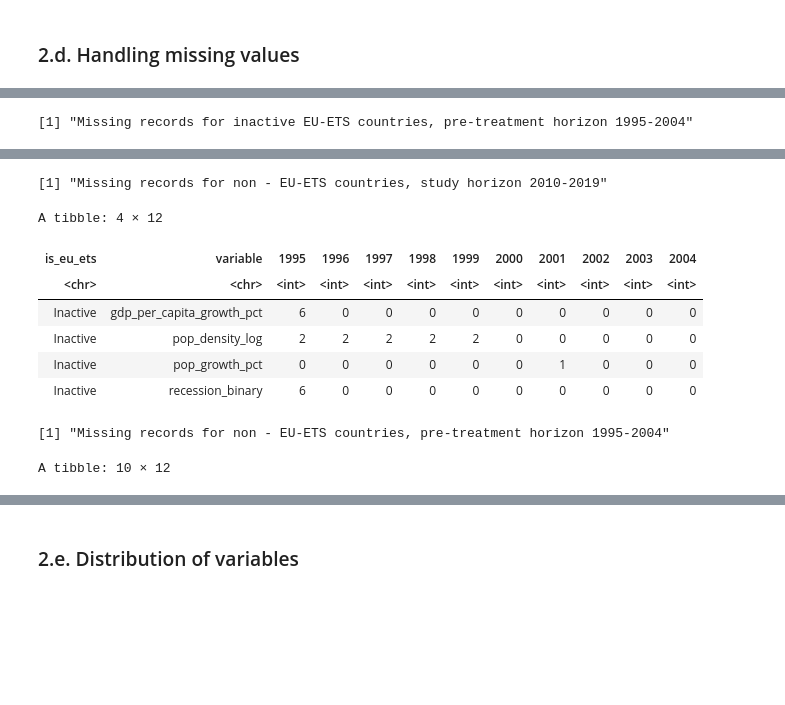
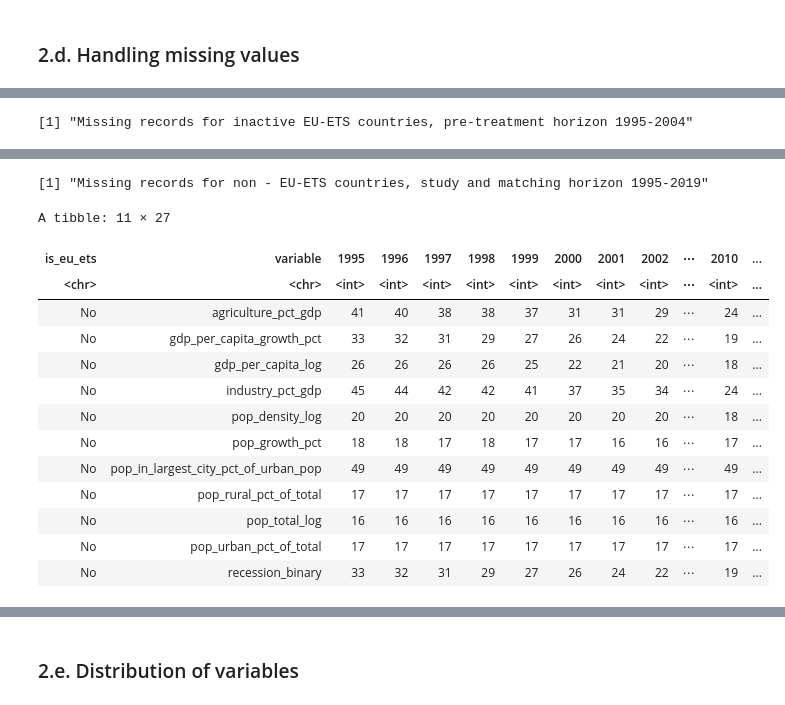
Before and after one commit to huseyinpolat-ds/UW_WNE_DSBA_Master_Thesis_437969, a Jupyter notebook: Thesis_EDA_new_approach.ipynb, the cells around one changed output, grey strips where cells are left out. Saved outputs shown, nothing was run; the diff lists cells and outputs as text; code cells hidden in the pictures; blank space fills up the shorter version.

```diff
--- a/Thesis_EDA_new_approach.ipynb
+++ b/Thesis_EDA_new_approach.ipynb
@@ -723,7 +706,7 @@ display_eu_ets_missing_records <- function (df, interest_variables) {
 
 # Function to fill missing values by carrying forward the next available non-NA value per country.
 fill_next_year_per_country <- function(df, interest_variables) {
-  cols_to_impute <- unique(display_eu_ets_missing_records(all_indicators_filtered, eu_ets_study_imputation)$variable)
+  cols_to_impute <- unique(display_eu_ets_missing_records(df, interest_variables)$variable)
   is_eu_ets_val <- interest_variables$is_eu_ets
 
   # Process only if there are columns with missing values
@@ -749,7 +732,7 @@ fill_next_year_per_country <- function(df, interest_variables) {
 
 # Function to impute missing values with mean of the respective year if forward fill is not possible.
 impute_mean_by_year <- function(df, interest_variables) {
-  cols_to_imput <- unique(display_eu_ets_missing_records(all_indicators_filtered, eu_ets_study_imputation)$variable)
+  cols_to_imput <- unique(display_eu_ets_missing_records(df, interest_variables)$variable)
   is_eu_ets_val <- interest_variables$is_eu_ets
 
   # Impute only if missing values are detected for specific columns
@@ -773,9 +756,9 @@ impute_mean_by_year <- function(df, interest_variables) {
 }
 # %%
 # Display of missing records for active EU-ETS countries for the study period 2010-2019
-print("Missing records for active EU-ETS countries, study horizon 2010-2019")
+print("Missing records for active EU-ETS countries, study horizon 2005-2019")
 eu_ets_study_imputation <- list(
-  "horizon_start" = 2010,
+  "horizon_start" = 2005,
   "horizon_end" = 2019,
   "is_eu_ets" = c("Active","Inactive"),
   "columns_except" = c("free_EUAs_log", "auctioned_or_sold_EUAs_log", "co2_em_kt_log")
@@ -788,20 +771,6 @@ all_indicators_imputted <- impute_mean_by_year(all_indicators_imputted, eu_ets_s
 
 # Display missing records for inactive EU-ETS countries before their treatment in the pre-treatment horizon 1995-2004
 print("Missing records for inactive EU-ETS countries, pre-treatment horizon 1995-2004")
-non_eu_ets_study_imputation <- list(
-  "horizon_start" = 1995,
-  "horizon_end" = 2004,
-  "is_eu_ets" = "No",
-  "columns_except" = c("free_EUAs_log", "auctioned_or_sold_EUAs_log", "co2_em_kt_log")
-)
-display_eu_ets_missing_records(all_indicators_imputted, non_eu_ets_study_imputation)
-
-# Apply data imputation strategies to inactive EU-ETS countries using similar steps
-all_indicators_imputted <- fill_next_year_per_country(all_indicators_imputted, non_eu_ets_study_imputation)
-all_indicators_imputted <- impute_mean_by_year(all_indicators_imputted, non_eu_ets_study_imputation)
-
-# Display and handle missing records for non-EU ETS countries for the pre-treatment period 1995-2004
-print("Missing records for non - EU-ETS countries, study horizon 2010-2019")
 eu_ets_matching_imputation <- list(
   "horizon_start" = 1995,
   "horizon_end" = 2004,
@@ -810,19 +779,33 @@ eu_ets_matching_imputation <- list(
 )
 display_eu_ets_missing_records(all_indicators_imputted, eu_ets_matching_imputation)
 
-# Further imputation for non-EU ETS countries during the study period
+# Apply data imputation strategies to inactive EU-ETS countries using similar steps
 all_indicators_imputted <- fill_next_year_per_country(all_indicators_imputted, eu_ets_matching_imputation)
 all_indicators_imputted <- impute_mean_by_year(all_indicators_imputted, eu_ets_matching_imputation)
 
-# Finally, address missing records for non-EU ETS countries in the pre-treatment period 1995-2004
-print("Missing records for non - EU-ETS countries, pre-treatment horizon 1995-2004")
-non_eu_ets_matching_imputation <- list(
-  "horizon_start" = 1995,
-  "horizon_end" = 2004,
+# Display and handle missing records for non-EU ETS countries for the pre-treatment period 1995-2004
+print("Missing records for non - EU-ETS countries, study and matching horizon 1995-2019")
+non_eu_ets_study_imputation <- list(
+  "horizon_start" = 1994,
+  "horizon_end" = 2019,
   "is_eu_ets" = "No",
   "columns_except" = c("free_EUAs_log", "auctioned_or_sold_EUAs_log", "co2_em_kt_log")
 )
-display_eu_ets_missing_records(all_indicators_imputted, non_eu_ets_matching_imputation)
-all_indicators_imputted <- fill_next_year_per_country(all_indicators_imputted, non_eu_ets_matching_imputation)
-all_indicators_imputted <- impute_mean_by_year(all_indicators_imputted, non_eu_ets_matching_imputation)
+display_eu_ets_missing_records(all_indicators_imputted, non_eu_ets_study_imputation)
+
+# Further imputation for non-EU ETS countries during the study period
+all_indicators_imputted <- fill_next_year_per_country(all_indicators_imputted, non_eu_ets_study_imputation)
+all_indicators_imputted <- impute_mean_by_year(all_indicators_imputted, non_eu_ets_study_imputation)
+
+# # Finally, address missing records for non-EU ETS countries in the pre-treatment period 1995-2004
+# print("Missing records for non - EU-ETS countries, pre-treatment horizon 1995-2004")
+# non_eu_ets_matching_imputation <- list(
+#   "horizon_start" = 1995,
+#   "horizon_end" = 2004,
+#   "is_eu_ets" = "No",
+#   "columns_except" = c("free_EUAs_log", "auctioned_or_sold_EUAs_log", "co2_em_kt_log")
+# )
+# display_eu_ets_missing_records(all_indicators_imputted, non_eu_ets_matching_imputation)
+# all_indicators_imputted <- fill_next_year_per_country(all_indicators_imputted, non_eu_ets_matching_imputation)
+# all_indicators_imputted <- impute_mean_by_year(all_indicators_imputted, non_eu_ets_matching_imputation)
 # %% [output]
@@ -850,10 +826,15 @@ A tibble: 11 × 12
-[1] "Missing records for non - EU-ETS countries, study horizon 2010-2019"
+[1] "Missing records for non - EU-ETS countries, study and matching horizon 1995-2019"
-A tibble: 4 × 12
+A tibble: 11 × 27
-| is_eu_ets | variable | 1995 | 1996 | 1997 | 1998 | 1999 | 2000 | 2001 | 2002 | 2003 | 2004 |
-| <chr> | <chr> | <int> | <int> | <int> | <int> | <int> | <int> | <int> | <int> | <int> | <int> |
-| Inactive | gdp_per_capita_growth_pct | 6 | 0 | 0 | 0 | 0 | 0 | 0 | 0 | 0 | 0 |
-| Inactive | pop_density_log | 2 | 2 | 2 | 2 | 2 | 0 | 0 | 0 | 0 | 0 |
-| Inactive | pop_growth_pct | 0 | 0 | 0 | 0 | 0 | 0 | 1 | 0 | 0 | 0 |
-| Inactive | recession_binary | 6 | 0 | 0 | 0 | 0 | 0 | 0 | 0 | 0 | 0 |
+| is_eu_ets | variable | 1995 | 1996 | 1997 | 1998 | 1999 | 2000 | 2001 | 2002 | ⋯ | 2010 | ... |
+| <chr> | <chr> | <int> | <int> | <int> | <int> | <int> | <int> | <int> | <int> | ⋯ | <int> | ... |
+| No | agriculture_pct_gdp | 41 | 40 | 38 | 38 | 37 | 31 | 31 | 29 | ⋯ | 24 | ... |
+| No | gdp_per_capita_growth_pct | 33 | 32 | 31 | 29 | 27 | 26 | 24 | 22 | ⋯ | 19 | ... |
+| No | gdp_per_capita_log | 26 | 26 | 26 | 26 | 25 | 22 | 21 | 20 | ⋯ | 18 | ... |
+| No | industry_pct_gdp | 45 | 44 | 42 | 42 | 41 | 37 | 35 | 34 | ⋯ | 24 | ... |
+| No | pop_density_log | 20 | 20 | 20 | 20 | 20 | 20 | 20 | 20 | ⋯ | 18 | ... |
+| No | pop_growth_pct | 18 | 18 | 17 | 18 | 17 | 17 | 16 | 16 | ⋯ | 17 | ... |
+| No | pop_in_largest_city_pct_of_urban_pop | 49 | 49 | 49 | 49 | 49 | 49 | 49 | 49 | ⋯ | 49 | ... |
+| No | pop_rural_pct_of_total | 17 | 17 | 17 | 17 | 17 | 17 | 17 | 17 | ⋯ | 17 | ... |
+| No | pop_total_log | 16 | 16 | 16 | 16 | 16 | 16 | 16 | 16 | ⋯ | 16 | ... |
+| No | pop_urban_pct_of_total | 17 | 17 | 17 | 17 | 17 | 17 | 17 | 17 | ⋯ | 17 | ... |
+| No | recession_binary | 33 | 32 | 31 | 29 | 27 | 26 | 24 | 22 | ⋯ | 19 | ... |
-[1] "Missing records for non - EU-ETS countries, pre-treatment horizon 1995-2004"
-A tibble: 10 × 12
```
Also changed, not shown: parts of 14 cells of this notebook.
